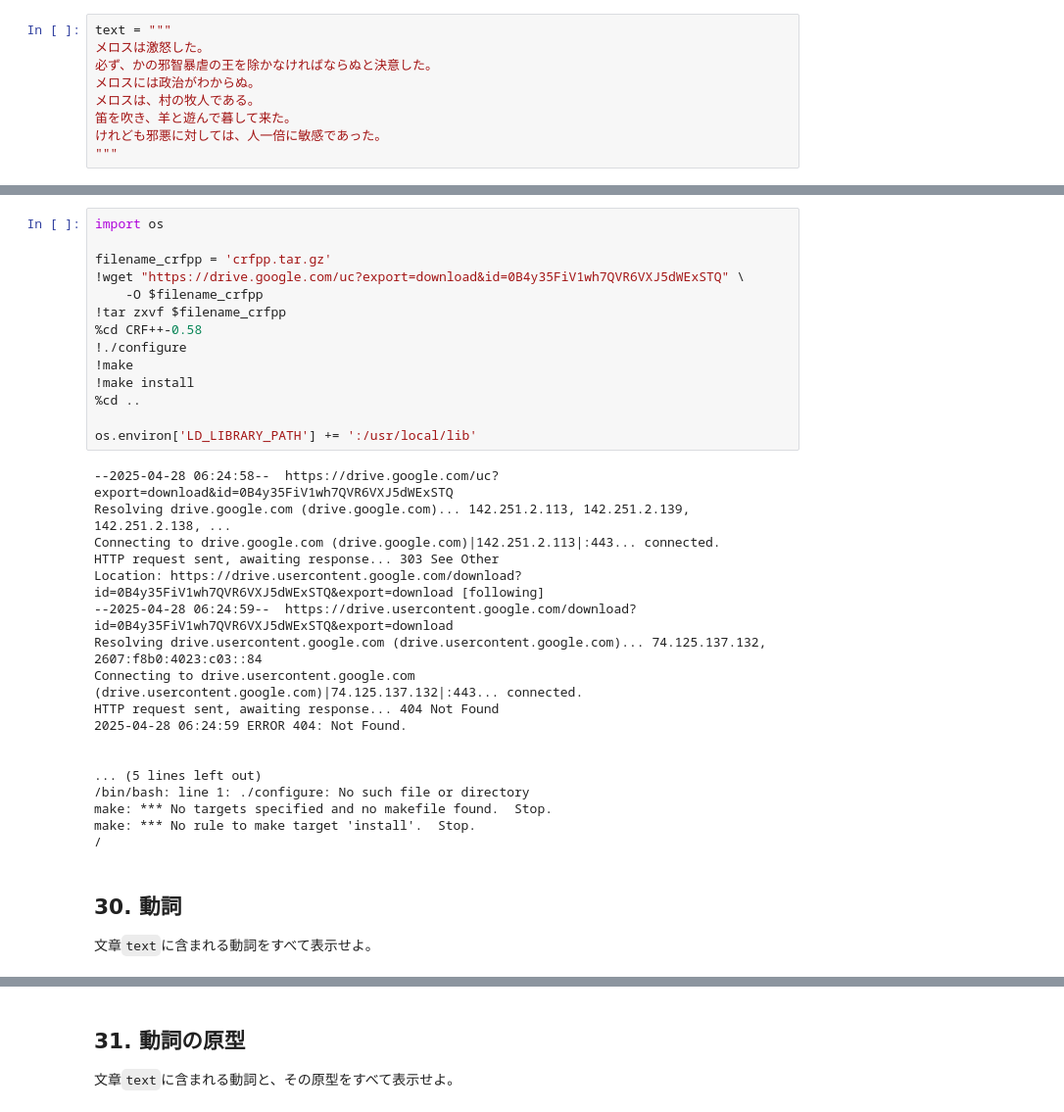
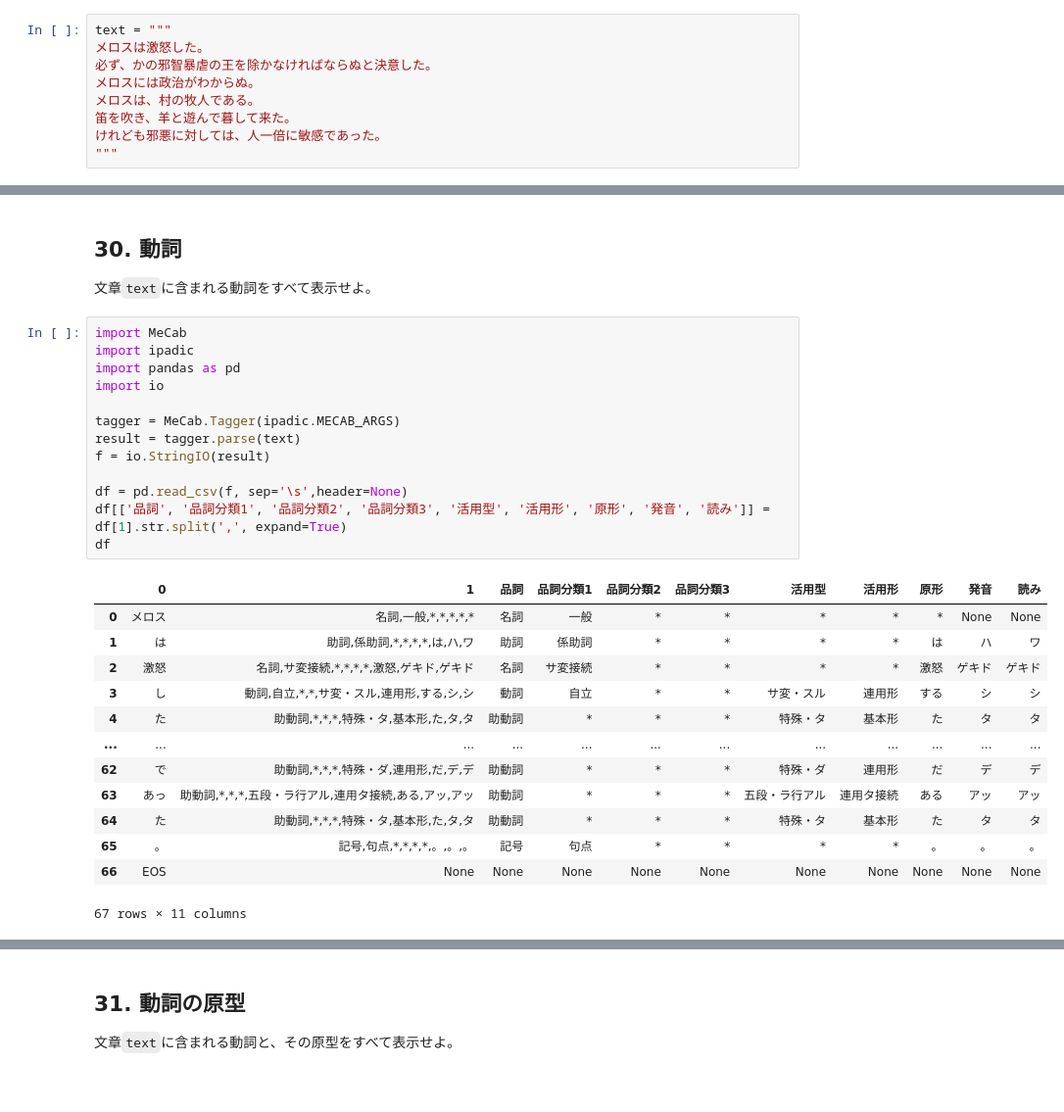
Before and after one commit to Rtosshy/2025, a Jupyter notebook: ja/ch04.ipynb, the cells around one changed output, grey strips where cells are left out. Shown at 98% size. Drawn from its saved outputs; the diff is of its cells as text; blank space fills up the shorter version.

```diff
--- a/ja/ch04.ipynb
+++ b/ja/ch04.ipynb
@@ -29,35 +38,30 @@ Requirement already satisfied: mecab-python3 in /usr/local/lib/python3.11/dist-p
-# %%
-import os
-
-filename_crfpp = 'crfpp.tar.gz'
-!wget "https://drive.google.com/uc?export=download&id=0B4y35FiV1wh7QVR6VXJ5dWExSTQ" \
-    -O $filename_crfpp
-!tar zxvf $filename_crfpp
-%cd CRF++-0.58
-!./configure
-!make
-!make install
-%cd ..
-
-os.environ['LD_LIBRARY_PATH'] += ':/usr/local/lib'
-# %% [output]
---2025-04-28 06:24:58--  https://drive.google.com/uc?export=download&id=0B4y35FiV1wh7QVR6VXJ5dWExSTQ
-Resolving drive.google.com (drive.google.com)... 142.251.2.113, 142.251.2.139, 142.251.2.138, ...
-Connecting to drive.google.com (drive.google.com)|142.251.2.113|:443... connected.
-HTTP request sent, awaiting response... 303 See Other
-Location: https://drive.usercontent.google.com/download?id=0B4y35FiV1wh7QVR6VXJ5dWExSTQ&export=download [following]
---2025-04-28 06:24:59--  https://drive.usercontent.google.com/download?id=0B4y35FiV1wh7QVR6VXJ5dWExSTQ&export=download
-Resolving drive.usercontent.google.com (drive.usercontent.google.com)... 74.125.137.132, 2607:f8b0:4023:c03::84
-Connecting to drive.usercontent.google.com (drive.usercontent.google.com)|74.125.137.132|:443... connected.
-HTTP request sent, awaiting response... 404 Not Found
-2025-04-28 06:24:59 ERROR 404: Not Found.
-
-
-... (5 lines left out)
-/bin/bash: line 1: ./configure: No such file or directory
-make: *** No targets specified and no makefile found.  Stop.
-make: *** No rule to make target 'install'.  Stop.
-/
 # %% [markdown]
 ## 30. 動詞
 文章`text`に含まれる動詞をすべて表示せよ。
+# %%
+import MeCab
+import ipadic
+import pandas as pd
+import io
+
+tagger = MeCab.Tagger(ipadic.MECAB_ARGS)
+result = tagger.parse(text)
+f = io.StringIO(result)
+
+df = pd.read_csv(f, sep='\s',header=None)
+df[['品詞', '品詞分類1', '品詞分類2', '品詞分類3', '活用型', '活用形', '原形', '発音', '読み']] = df[1].str.split(',', expand=True)
+df
+# %% [output]
+|  | 0 | 1 | 品詞 | 品詞分類1 | 品詞分類2 | 品詞分類3 | 活用型 | 活用形 | 原形 | 発音 | 読み |
+| 0 | メロス | 名詞,一般,*,*,*,*,* | 名詞 | 一般 | * | * | * | * | * | None | None |
+| 1 | は | 助詞,係助詞,*,*,*,*,は,ハ,ワ | 助詞 | 係助詞 | * | * | * | * | は | ハ | ワ |
+| 2 | 激怒 | 名詞,サ変接続,*,*,*,*,激怒,ゲキド,ゲキド | 名詞 | サ変接続 | * | * | * | * | 激怒 | ゲキド | ゲキド |
+| 3 | し | 動詞,自立,*,*,サ変・スル,連用形,する,シ,シ | 動詞 | 自立 | * | * | サ変・スル | 連用形 | する | シ | シ |
+| 4 | た | 助動詞,*,*,*,特殊・タ,基本形,た,タ,タ | 助動詞 | * | * | * | 特殊・タ | 基本形 | た | タ | タ |
+| ... | ... | ... | ... | ... | ... | ... | ... | ... | ... | ... | ... |
+| 62 | で | 助動詞,*,*,*,特殊・ダ,連用形,だ,デ,デ | 助動詞 | * | * | * | 特殊・ダ | 連用形 | だ | デ | デ |
+| 63 | あっ | 助動詞,*,*,*,五段・ラ行アル,連用タ接続,ある,アッ,アッ | 助動詞 | * | * | * | 五段・ラ行アル | 連用タ接続 | ある | アッ | アッ |
+| 64 | た | 助動詞,*,*,*,特殊・タ,基本形,た,タ,タ | 助動詞 | * | * | * | 特殊・タ | 基本形 | た | タ | タ |
+| 65 | 。 | 記号,句点,*,*,*,*,。,。,。 | 記号 | 句点 | * | * | * | * | 。 | 。 | 。 |
+| 66 | EOS | None | None | None | None | None | None | None | None | None | None |
+67 rows × 11 columns
```
Also changed, not shown: parts of 3 cells of this notebook.
